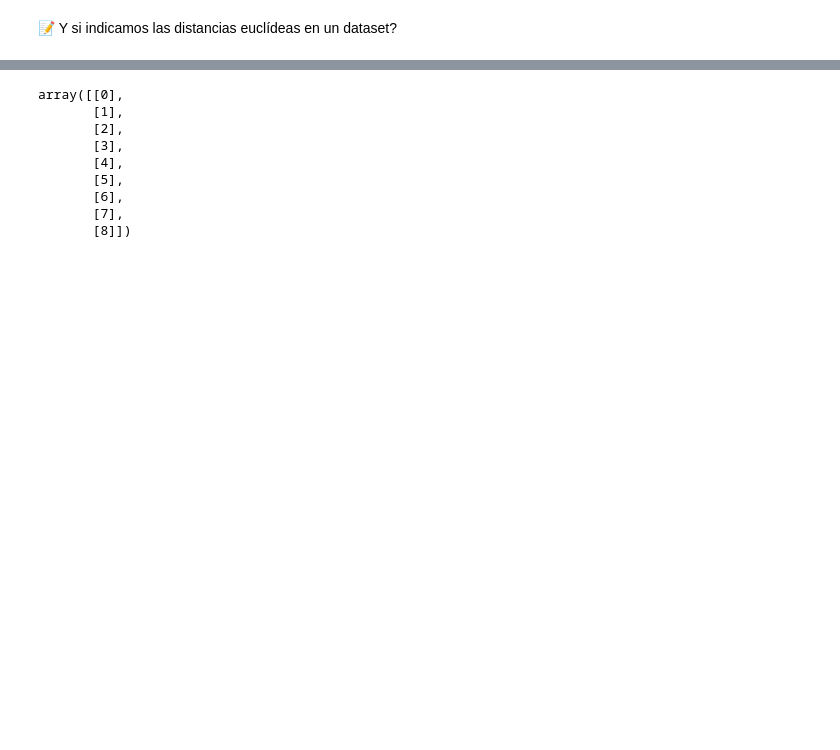
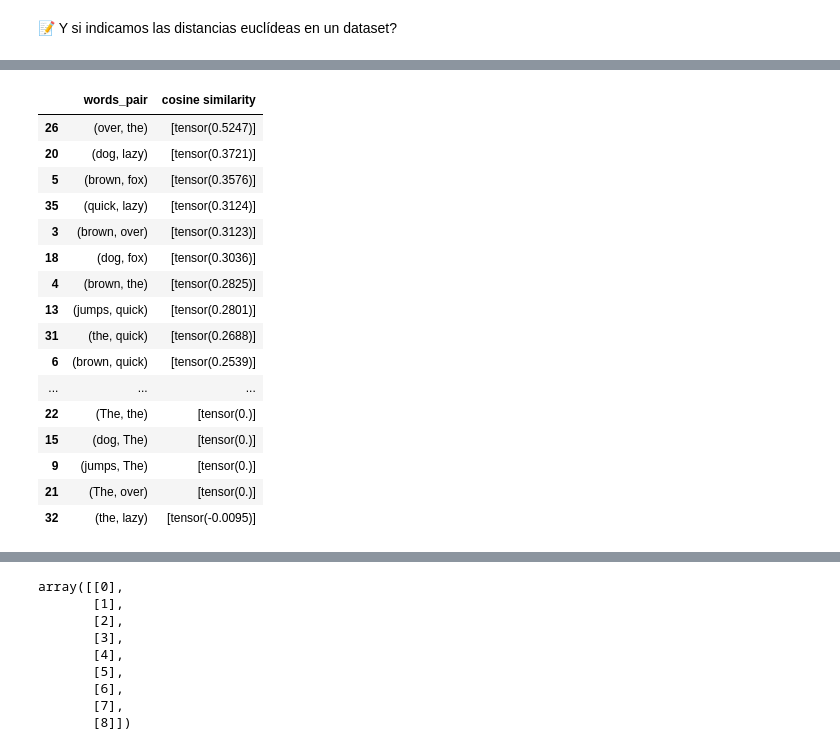
Before and after one commit to GermanCM/databricks-llm-foundation-models, a Jupyter notebook: LLM 01 - Transformer Architecture/LLM 01 - Transformer Architecture run.ipynb, the cells around one changed output, grey strips where cells are left out. Saved outputs shown, nothing was run; the diff lists cells and outputs as text; code cells hidden in the pictures; blank space fills up the shorter version.

```diff
--- a/LLM 01 - Transformer Architecture/LLM 01 - Transformer Architecture run.ipynb
+++ b/LLM 01 - Transformer Architecture/LLM 01 - Transformer Architecture run.ipynb
@@ -221,0 +291,39 @@ tensor([[0.0000, 4.1704],
+# %%
+import pandas as pd
+from itertools import combinations
+
+# Obtén todas las combinaciones posibles de pares de palabras
+word_pairs = list(combinations(word2id.keys(), 2))
+
+# Carga los embeddings pre-entrenados
+pretrained_embeddings = torchtext.vocab.GloVe(name='6B', dim=300)
+
+# Calcula la distancia euclidiana entre los vectores de embedding de cada par de palabras
+distances = [torch.cosine_similarity(pretrained_embeddings[pair[0]].unsqueeze(0),
+                                     pretrained_embeddings[pair[1]].unsqueeze(0))
+             for pair in word_pairs]
+
+# Crea el DataFrame con las columnas "words_pair" y "euclidean distance"
+df = pd.DataFrame({'words_pair': word_pairs, 'cosine similarity': distances})
+
+# Imprime el DataFrame
+df_sorted = df.sort_values(by='cosine similarity', ascending=False)
+df_sorted
+# %% [output]
+|  | words_pair | cosine similarity |
+| 26 | (over, the) | [tensor(0.5247)] |
+| 20 | (dog, lazy) | [tensor(0.3721)] |
+| 5 | (brown, fox) | [tensor(0.3576)] |
+| 35 | (quick, lazy) | [tensor(0.3124)] |
+| 3 | (brown, over) | [tensor(0.3123)] |
+| 18 | (dog, fox) | [tensor(0.3036)] |
+| 4 | (brown, the) | [tensor(0.2825)] |
+| 13 | (jumps, quick) | [tensor(0.2801)] |
+| 31 | (the, quick) | [tensor(0.2688)] |
+| 6 | (brown, quick) | [tensor(0.2539)] |
+| ... | ... | ... |
+| 22 | (The, the) | [tensor(0.)] |
+| 15 | (dog, The) | [tensor(0.)] |
+| 9 | (jumps, The) | [tensor(0.)] |
+| 21 | (The, over) | [tensor(0.)] |
+| 32 | (the, lazy) | [tensor(-0.0095)] |
```
Also changed, not shown: parts of 20 cells of this notebook.
